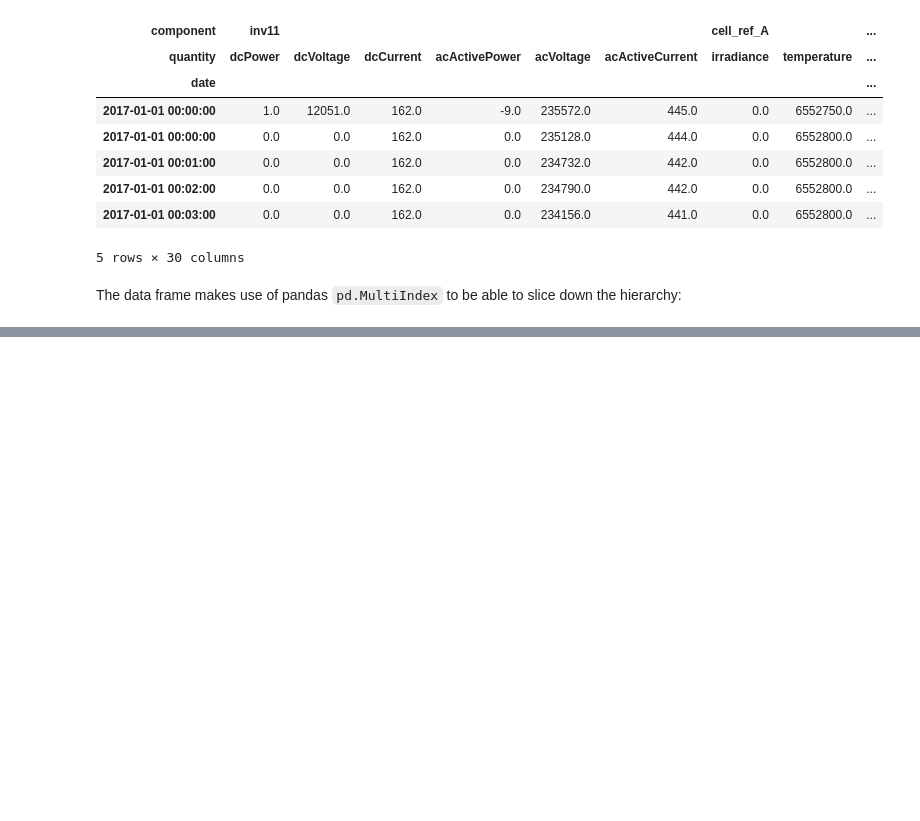
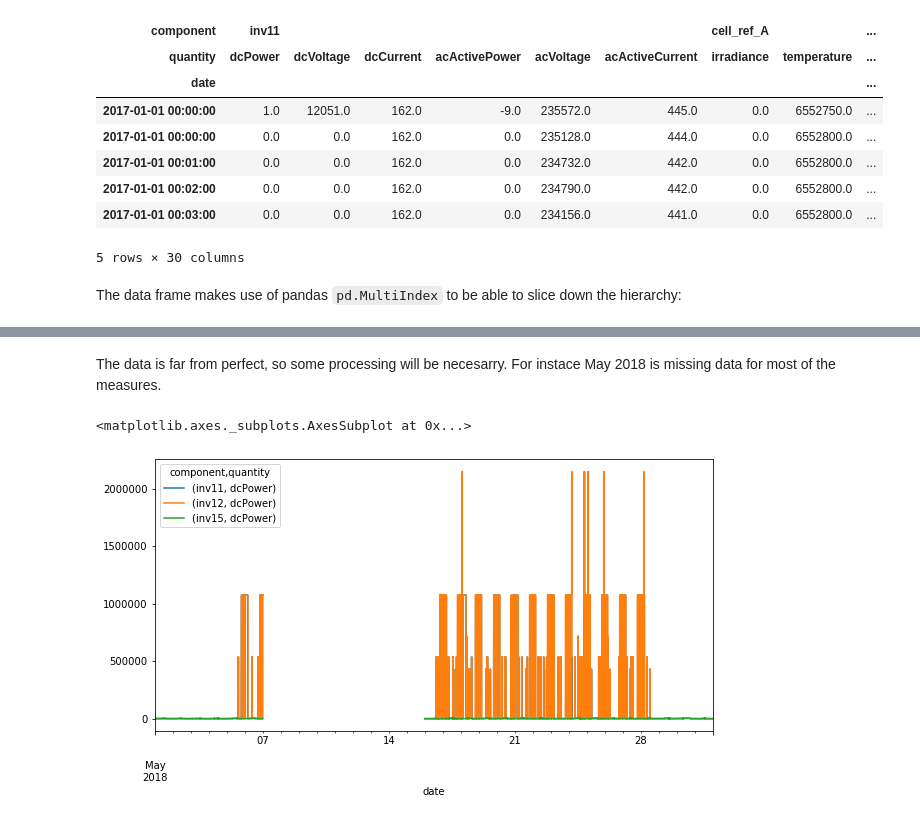
Before and after one commit to tcapelle/bifacial_modelling, a Jupyter notebook: python/05_data_wp4.ipynb, the cells around one changed output, grey strips where cells are left out. Drawn from its saved outputs; the diff is of its cells as text; code cells hidden in the pictures; blank space fills up the shorter version.

```diff
--- a/python/05_data_wp4.ipynb
+++ b/python/05_data_wp4.ipynb
@@ -97,0 +97,7 @@ data.loc['22 June 2018',(['inv11', 'inv12', 'inv15'], 'dcPower')].plot(figsize=(
+# %% [markdown]
+The data is far from perfect, so some processing will be necesarry. For instace May 2018 is missing data for most of the measures.
+# %%
+data.loc['May 2018',(['inv11', 'inv12', 'inv15'], 'dcPower')].plot(figsize=(10,5))
+# %% [output]
+<matplotlib.axes._subplots.AxesSubplot at 0x...>
+[figure, added]
```
Also changed, not shown: parts of 3 cells of this notebook, 3 other files.
